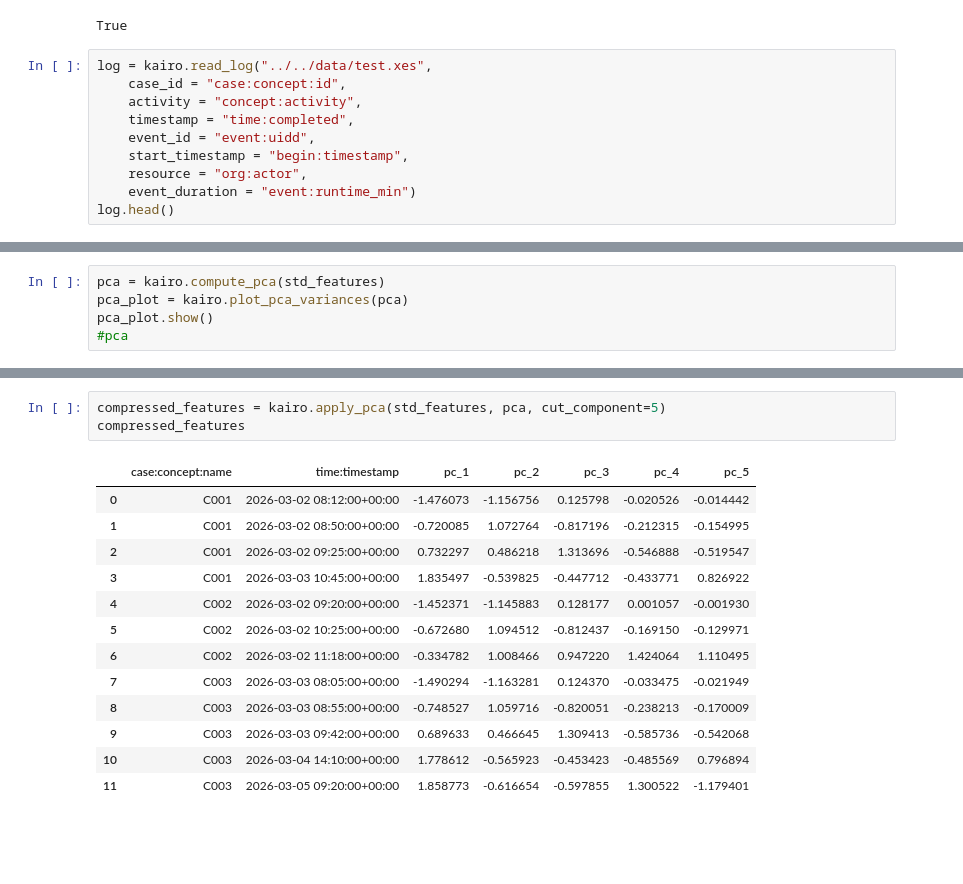
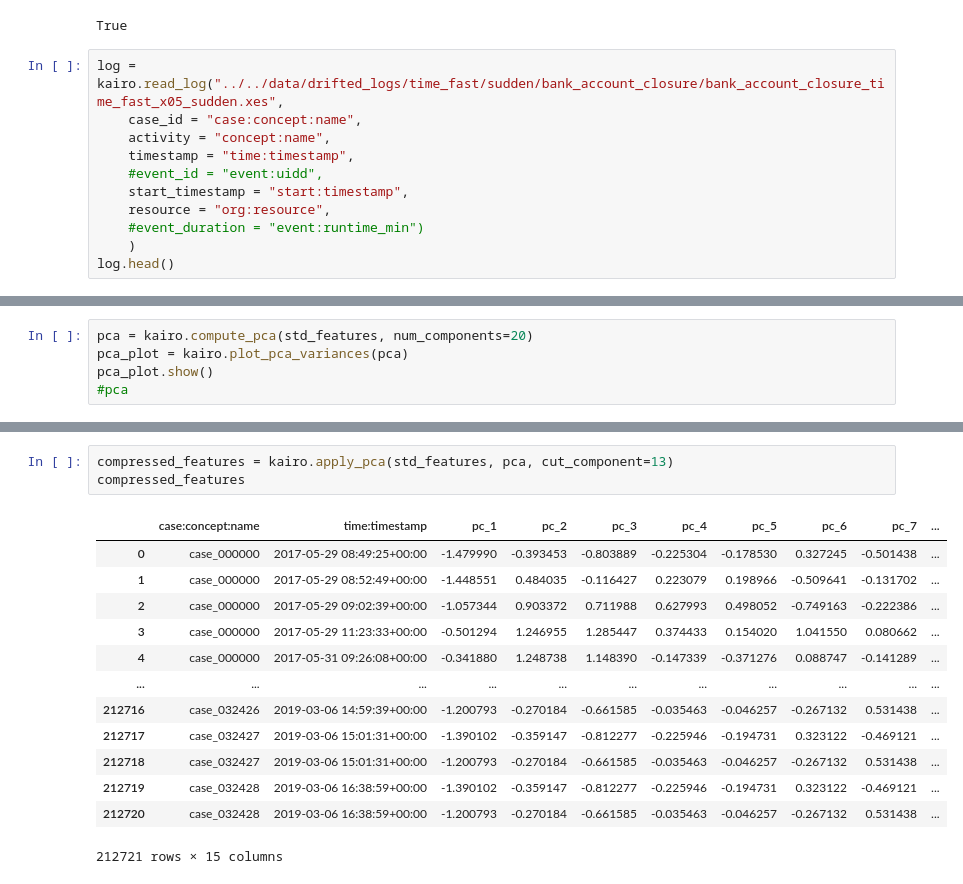
Before and after one commit to boraderen/thesis, a Jupyter notebook: notebooks/kairo-workspace/intra.ipynb, the cells around one changed output, grey strips where cells are left out. Drawn from its saved outputs; the diff is of its cells as text; blank space fills up the shorter version.

```diff
--- a/notebooks/kairo-workspace/intra.ipynb
+++ b/notebooks/kairo-workspace/intra.ipynb
@@ -13,13 +13,14 @@ load_dotenv(Path("../..") / ".env")
 # %% [output]
 True
 # %%
-log = kairo.read_log("../../data/test.xes",
-    case_id = "case:concept:id",
-    activity = "concept:activity",
-    timestamp = "time:completed",
-    event_id = "event:uidd",
-    start_timestamp = "begin:timestamp",
-    resource = "org:actor",
-    event_duration = "event:runtime_min")
+log = kairo.read_log("../../data/drifted_logs/time_fast/sudden/bank_account_closure/bank_account_closure_time_fast_x05_sudden.xes",
+    case_id = "case:concept:name",
+    activity = "concept:name",
+    timestamp = "time:timestamp",
+    #event_id = "event:uidd",
+    start_timestamp = "start:timestamp",
+    resource = "org:resource",
+    #event_duration = "event:runtime_min")
+    )
 log.head()
 # %% [output]
@@ -109,5 +114,5 @@ std_features
 # %%
-pca = kairo.compute_pca(std_features)
+pca = kairo.compute_pca(std_features, num_components=20)
 pca_plot = kairo.plot_pca_variances(pca)
 pca_plot.show()
 #pca
@@ -116,18 +121,18 @@ pca_plot.show()
 # %%
-compressed_features = kairo.apply_pca(std_features, pca, cut_component=5)
+compressed_features = kairo.apply_pca(std_features, pca, cut_component=13)
 compressed_features
 # %% [output]
-|  | case:concept:name | time:timestamp | pc_1 | pc_2 | pc_3 | pc_4 | pc_5 |
-| 0 | C001 | 2026-03-02 08:12:00+00:00 | -1.476073 | -1.156756 | 0.125798 | -0.020526 | -0.014442 |
-| 1 | C001 | 2026-03-02 08:50:00+00:00 | -0.720085 | 1.072764 | -0.817196 | -0.212315 | -0.154995 |
-| 2 | C001 | 2026-03-02 09:25:00+00:00 | 0.732297 | 0.486218 | 1.313696 | -0.546888 | -0.519547 |
-| 3 | C001 | 2026-03-03 10:45:00+00:00 | 1.835497 | -0.539825 | -0.447712 | -0.433771 | 0.826922 |
-| 4 | C002 | 2026-03-02 09:20:00+00:00 | -1.452371 | -1.145883 | 0.128177 | 0.001057 | -0.001930 |
-| 5 | C002 | 2026-03-02 10:25:00+00:00 | -0.672680 | 1.094512 | -0.812437 | -0.169150 | -0.129971 |
-| 6 | C002 | 2026-03-02 11:18:00+00:00 | -0.334782 | 1.008466 | 0.947220 | 1.424064 | 1.110495 |
-| 7 | C003 | 2026-03-03 08:05:00+00:00 | -1.490294 | -1.163281 | 0.124370 | -0.033475 | -0.021949 |
-| 8 | C003 | 2026-03-03 08:55:00+00:00 | -0.748527 | 1.059716 | -0.820051 | -0.238213 | -0.170009 |
-| 9 | C003 | 2026-03-03 09:42:00+00:00 | 0.689633 | 0.466645 | 1.309413 | -0.585736 | -0.542068 |
-| 10 | C003 | 2026-03-04 14:10:00+00:00 | 1.778612 | -0.565923 | -0.453423 | -0.485569 | 0.796894 |
-| 11 | C003 | 2026-03-05 09:20:00+00:00 | 1.858773 | -0.616654 | -0.597855 | 1.300522 | -1.179401 |
+|  | case:concept:name | time:timestamp | pc_1 | pc_2 | pc_3 | pc_4 | pc_5 | pc_6 | pc_7 | ... |
+| 0 | case_000000 | 2017-05-29 08:49:25+00:00 | -1.479990 | -0.393453 | -0.803889 | -0.225304 | -0.178530 | 0.327245 | -0.501438 | ... |
+| 1 | case_000000 | 2017-05-29 08:52:49+00:00 | -1.448551 | 0.484035 | -0.116427 | 0.223079 | 0.198966 | -0.509641 | -0.131702 | ... |
+| 2 | case_000000 | 2017-05-29 09:02:39+00:00 | -1.057344 | 0.903372 | 0.711988 | 0.627993 | 0.498052 | -0.749163 | -0.222386 | ... |
+| 3 | case_000000 | 2017-05-29 11:23:33+00:00 | -0.501294 | 1.246955 | 1.285447 | 0.374433 | 0.154020 | 1.041550 | 0.080662 | ... |
+| 4 | case_000000 | 2017-05-31 09:26:08+00:00 | -0.341880 | 1.248738 | 1.148390 | -0.147339 | -0.371276 | 0.088747 | -0.141289 | ... |
+| ... | ... | ... | ... | ... | ... | ... | ... | ... | ... | ... |
+| 212716 | case_032426 | 2019-03-06 14:59:39+00:00 | -1.200793 | -0.270184 | -0.661585 | -0.035463 | -0.046257 | -0.267132 | 0.531438 | ... |
+| 212717 | case_032427 | 2019-03-06 15:01:31+00:00 | -1.390102 | -0.359147 | -0.812277 | -0.225946 | -0.194731 | 0.323122 | -0.469121 | ... |
+| 212718 | case_032427 | 2019-03-06 15:01:31+00:00 | -1.200793 | -0.270184 | -0.661585 | -0.035463 | -0.046257 | -0.267132 | 0.531438 | ... |
+| 212719 | case_032428 | 2019-03-06 16:38:59+00:00 | -1.390102 | -0.359147 | -0.812277 | -0.225946 | -0.194731 | 0.323122 | -0.469121 | ... |
+| 212720 | case_032428 | 2019-03-06 16:38:59+00:00 | -1.200793 | -0.270184 | -0.661585 | -0.035463 | -0.046257 | -0.267132 | 0.531438 | ... |
+212721 rows × 15 columns
 # %%
```
Also changed, not shown: parts of 16 cells of this notebook, 19 other files.
